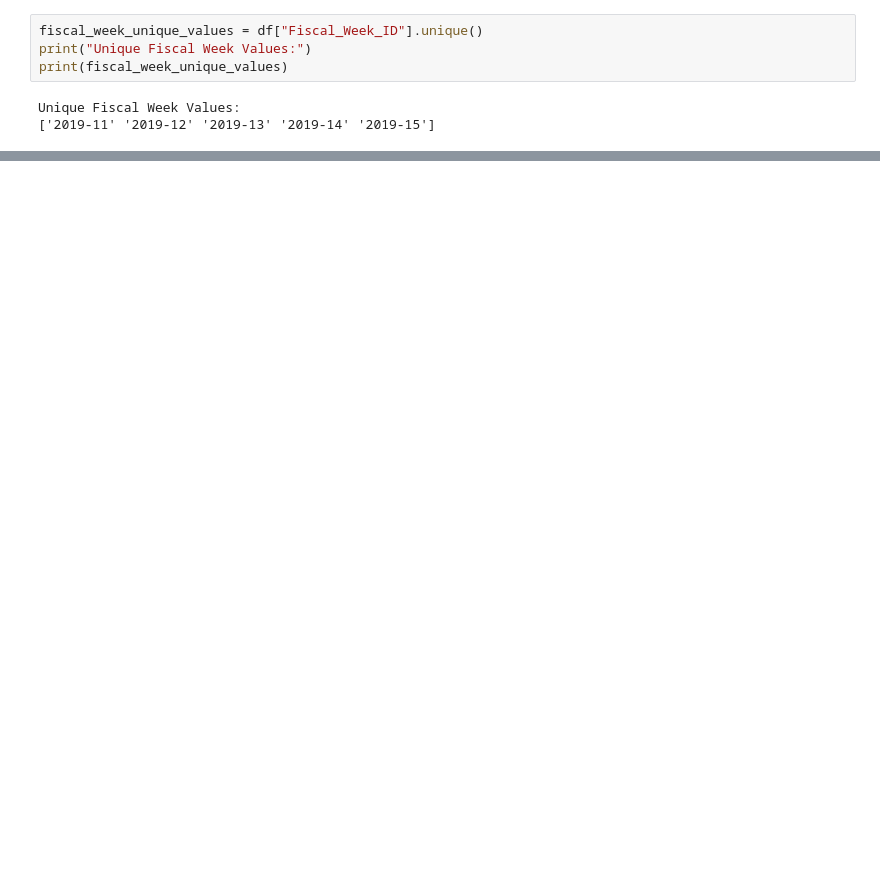
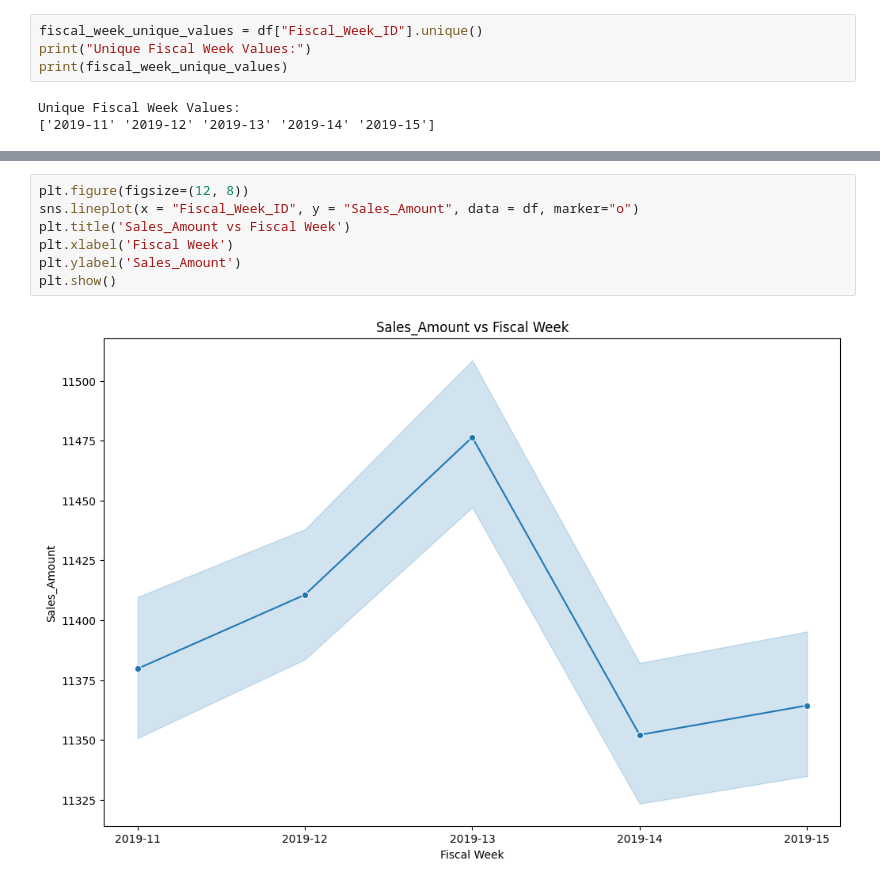
Before and after one commit to ayuri1512/Data-Science-Projects, a Jupyter notebook: price_optimization_case_study.ipynb, the cells around one changed output, grey strips where cells are left out. Cells and saved outputs as stored; diff of their text form; blank space fills up the shorter version.

```diff
--- a/price_optimization_case_study.ipynb
+++ b/price_optimization_case_study.ipynb
@@ -159,0 +162,9 @@ Unique Fiscal Week Values:
+# %%
+plt.figure(figsize=(12, 8))
+sns.lineplot(x = "Fiscal_Week_ID", y = "Sales_Amount", data = df, marker="o")
+plt.title('Sales_Amount vs Fiscal Week')
+plt.xlabel('Fiscal Week')
+plt.ylabel('Sales_Amount')
+plt.show()
+# %% [output]
+[figure, added]
```
Also changed, not shown: parts of 5 cells of this notebook.
